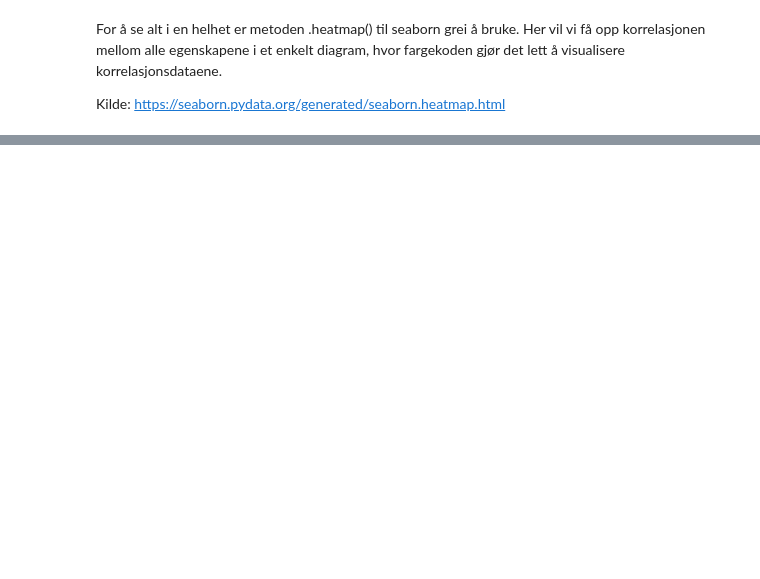
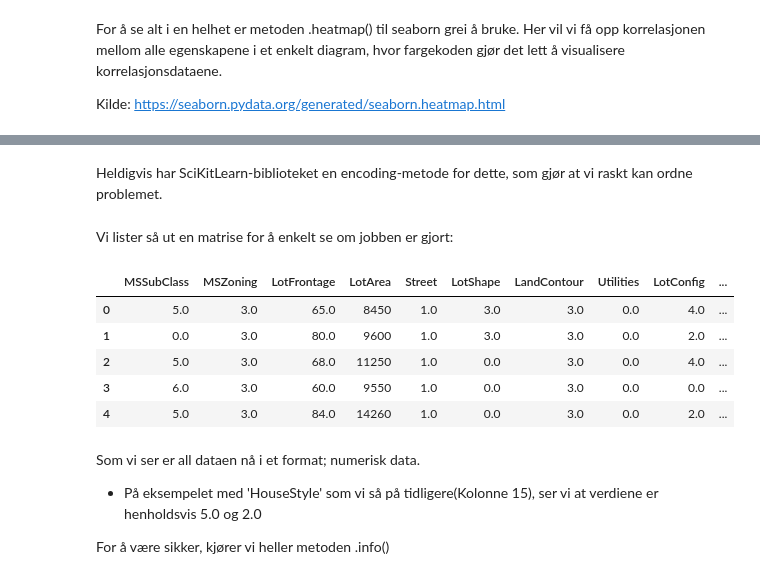
Before and after one commit to 148921/DAT158ML-Oblig2, a Jupyter notebook: HHO_Oblig2.ipynb, the cells around one changed output, grey strips where cells are left out. Saved outputs shown, nothing was run; the diff lists cells and outputs as text; code cells hidden in the pictures; blank space fills up the shorter version.

```diff
--- a/HHO_Oblig2.ipynb
+++ b/HHO_Oblig2.ipynb
@@ -258,0 +462,5 @@ Denne innleveringen er noe ufullstendig, men skal oppdatere den slik at denne bl
+# %%
+housing_data_copy1.drop("PoolQC", axis=1, inplace=True)
+housing_data_copy1.drop("MiscFeature", axis=1, inplace=True)
+housing_data_copy1.drop("Alley", axis=1, inplace=True)
+housing_data_copy1.drop("Fence", axis=1, inplace=True)
@@ -258,0 +484,12 @@ Denne innleveringen er noe ufullstendig, men skal oppdatere den slik at denne bl
+# %%
+# Egenskaper som får verdien: 0
+for col in ('GarageYrBlt', 'GarageArea', 'GarageCars', 'BsmtFinSF1', 'BsmtFinSF2', 'BsmtUnfSF','TotalBsmtSF', 'BsmtFullBath', 'BsmtHalfBath', 'MasVnrArea'):
+    housing_data_copy1[col] = housing_data_copy1[col].fillna(0)
+# Egenskaper som får verdien: 'None'
+for col in ('FireplaceQu', 'GarageType', 'GarageFinish', 'GarageQual', 'GarageCond', 'BsmtQual', 'BsmtCond', 'BsmtExposure', 'BsmtFinType1', 'BsmtFinType2', 'MasVnrType', 'MSSubClass'):
+    housing_data_copy1[col] = housing_data_copy1[col].fillna('None')
+
+# Egenskaper som får verdien: mest hyppige verdi
+for col in ('MSZoning', 'Electrical', 'KitchenQual', 'Exterior1st', 'Exterior2nd', 'SaleType', 'Functional', 'Utilities'):
+    housing_data_copy1[col] = housing_data_copy1[col].fillna(housing_data_copy1[col].mode()[0])
+housing_data_copy1['LotFrontage'] = housing_data_copy1['LotFrontage'].fillna(housing_data_copy1['LotFrontage'].median())
@@ -258,0 +525,39 @@ Denne innleveringen er noe ufullstendig, men skal oppdatere den slik at denne bl
+# %% [markdown]
+Heldigvis har SciKitLearn-biblioteket en encoding-metode for dette, som gjør at vi raskt kan ordne problemet.
+# %%
+# Importerer verktøyet
+from sklearn.preprocessing import OrdinalEncoder
+
+# Lager en ny array med alle egenskapene som er kategoriske
+kategoriske_egenskaper = ('FireplaceQu', 'BsmtQual', 'BsmtCond', 'GarageQual', 'GarageType', 'GarageCond',
+        'ExterQual', 'ExterCond','HeatingQC', 'KitchenQual', 'BsmtFinType1',
+        'BsmtFinType2', 'Functional', 'BsmtExposure', 'GarageFinish', 'LandSlope',
+        'LotShape', 'PavedDrive', 'CentralAir', 'MSSubClass', 'OverallCond',
+        'YrSold', 'MoSold', 'SaleCondition', 'Street', 'MSZoning', 'LandContour',
+        'Utilities', 'LotConfig', 'Neighborhood', 'Condition1', 'Condition2',
+        'BldgType', 'HouseStyle', 'RoofStyle', 'RoofMatl', 'Exterior1st', 'Exterior2nd',
+        'MasVnrType', 'Foundation', 'Heating', 'Electrical', 'SaleType')
+
+# Genererer en ny variabel for encoderen
+enc = OrdinalEncoder()
+
+#Kjører encoderen i en forenklet for-løkke over arrayen vi nettop lagde
+for k in kategoriske_egenskaper:
+    enc.fit(housing_data_copy1[[k]].values.reshape(-1,1))
+    housing_data_copy1[[k]] = enc.transform(housing_data_copy1[[k]].values.reshape(-1,1))
+# %% [markdown]
+Vi lister så ut en matrise for å enkelt se om jobben er gjort:
+# %%
+housing_data_copy1.head()
+# %% [output]
+|  | MSSubClass | MSZoning | LotFrontage | LotArea | Street | LotShape | LandContour | Utilities | LotConfig | ... |
+| 0 | 5.0 | 3.0 | 65.0 | 8450 | 1.0 | 3.0 | 3.0 | 0.0 | 4.0 | ... |
+| 1 | 0.0 | 3.0 | 80.0 | 9600 | 1.0 | 3.0 | 3.0 | 0.0 | 2.0 | ... |
+| 2 | 5.0 | 3.0 | 68.0 | 11250 | 1.0 | 0.0 | 3.0 | 0.0 | 4.0 | ... |
+| 3 | 6.0 | 3.0 | 60.0 | 9550 | 1.0 | 0.0 | 3.0 | 0.0 | 0.0 | ... |
+| 4 | 5.0 | 3.0 | 84.0 | 14260 | 1.0 | 0.0 | 3.0 | 0.0 | 2.0 | ... |
+# %% [markdown]
+Som vi ser er all dataen nå i et format; numerisk data.
+-  På eksempelet med 'HouseStyle' som vi så på tidligere(Kolonne 15), ser vi at verdiene er henholdsvis 5.0 og 2.0
+
+For å være sikker, kjører vi heller metoden .info()
```
Also changed, not shown: parts of 134 cells of this notebook, 2 other files.
